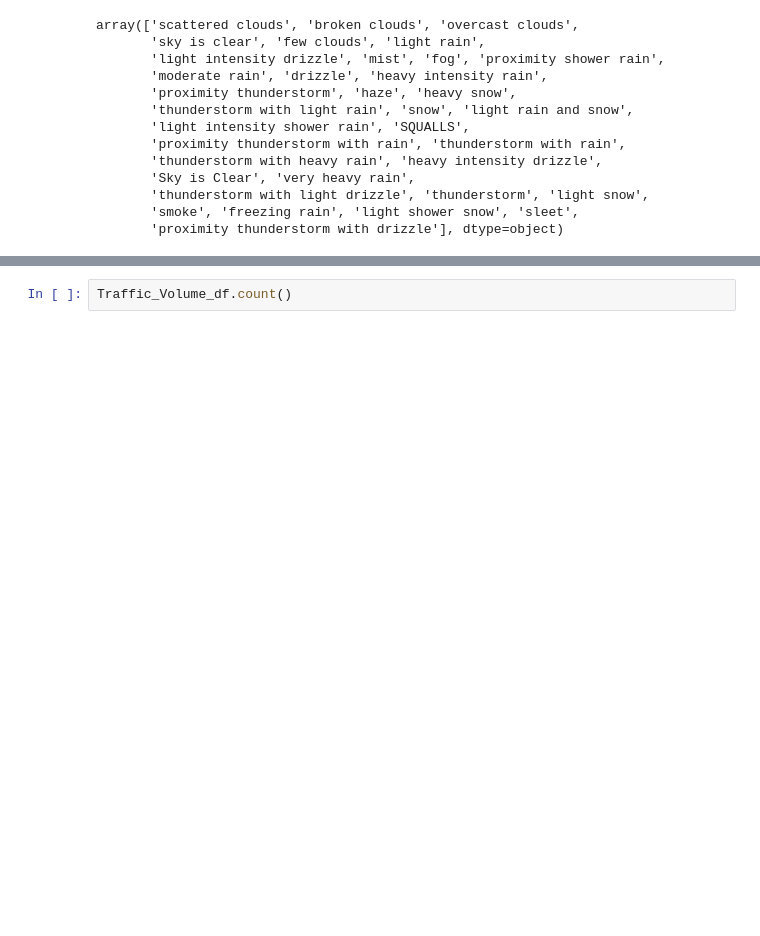
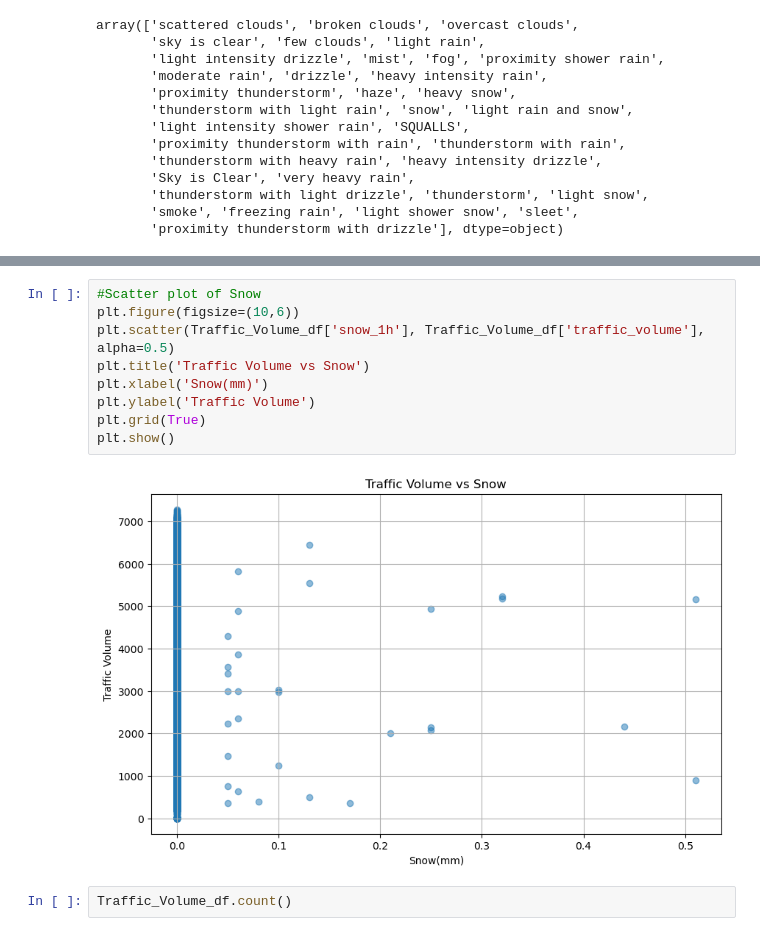
Before and after one commit to ajwilson79/traffic_volume_analysis, a Jupyter notebook: rajeev_branch01/traffic_analysis.ipynb, the cells around one changed output, grey strips where cells are left out. Drawn from its saved outputs; the diff is of its cells as text; blank space fills up the shorter version.

```diff
--- a/rajeev_branch01/traffic_analysis.ipynb
+++ b/rajeev_branch01/traffic_analysis.ipynb
@@ -309,3 +309,14 @@ plt.show()
+# %%
+#Scatter plot of Snow
+plt.figure(figsize=(10,6))
+plt.scatter(Traffic_Volume_df['snow_1h'], Traffic_Volume_df['traffic_volume'], alpha=0.5)
+plt.title('Traffic Volume vs Snow')
+plt.xlabel('Snow(mm)')
+plt.ylabel('Traffic Volume')
+plt.grid(True)
+plt.show()
+# %% [output]
+[figure, added]
 # %%
 Traffic_Volume_df.count()
 # %% [output]
```
Also changed, not shown: parts of 11 cells of this notebook.
